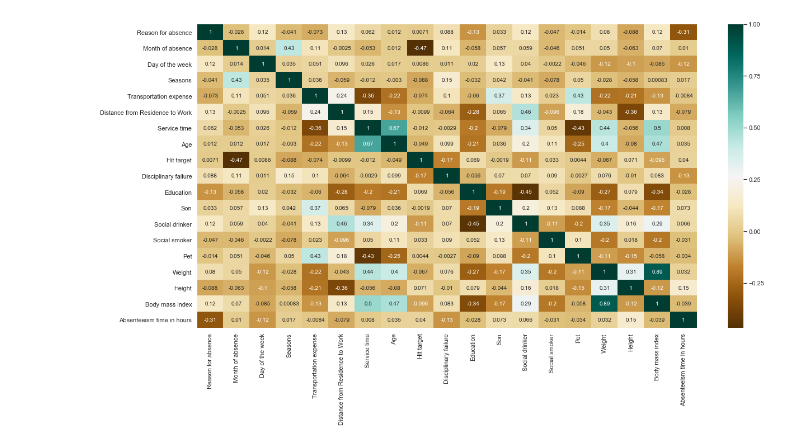
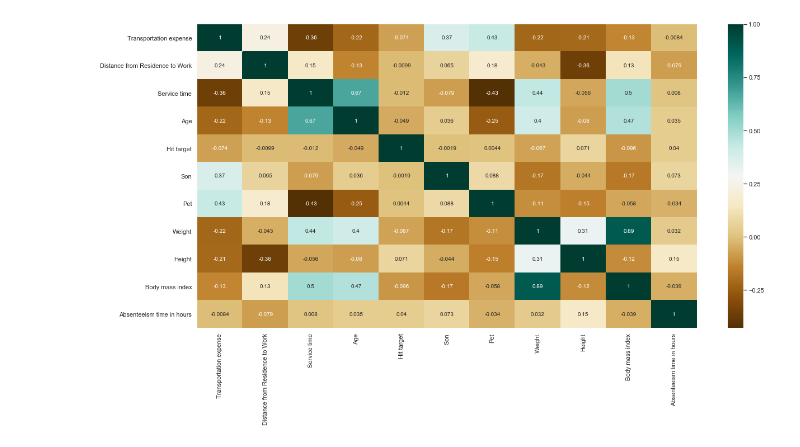
Before and after one commit to KDas6/ANLY-530-90--O-2020---Machine-Learning-1---Project---Absenteeism_at_work, a Jupyter notebook: ANLY 530-90- O-2020 - Machine Learning 1 - Project - Absenteeism_at_work.ipynb, the cells around one changed output. Cells and saved outputs as stored; diff of their text form; code cells hidden in the pictures.

Commit message:
Corrected EDA as discussed
2) Correct the Non categorial values for the Box Plot  - Done
3) Plot the scatter Plot for High corralated Variable - Done

```diff
--- a/ANLY 530-90- O-2020 - Machine Learning 1 - Project - Absenteeism_at_work.ipynb
+++ b/ANLY 530-90- O-2020 - Machine Learning 1 - Project - Absenteeism_at_work.ipynb
@@ -9,12 +9,10 @@ sns.set(color_codes=True)
 import numpy as np
 
 # import the csv file
-input_file = "C:\Kinjal\HU Application\Acceptance\Sem 6\ANLY 530-90- O-2020 Late Spring - Machine Learning I\Project submission\Absenteeism_at_work_train.csv"
+input_file = "Absenteeism_at_work_train.csv"
 absentism_data_set = pd.read_csv(input_file)
 
 print(absentism_data_set.shape)
-absentism_data_set.info()
-print()
-print("It appears that there are 666 observations of 21 variables. Two variables (Weight and Hit Target) have less than 666 records, indicating the presence of missing values.")
+print(absentism_data_set.describe())
 # %% [output]
 (666, 21)
@@ -107,6 +119,6 @@ dtype: int64
 # %%
 #To drop unnessary Columns
-to_drop = ['ID','Work load Average/day']
+to_drop = ['ID']
 absentism_data_set.drop(to_drop, inplace=True, axis=1)
 # %%
 # Resolving missing values with mean substitution
@@ -167,4 +171,0 @@ dtype: int64
-# %%
-for i in absentism_data_set.columns:
-    absentism_data_set.boxplot(column=i)
-    plt.show()
@@ -184,0 +172,8 @@ for i in absentism_data_set.columns:
+# %%
+Absentism_Categorical_col = ['Reason for absence', 'Month of absence', 'Day of the week',
+       'Seasons', 'Disciplinary failure', 'Education', 'Social drinker',
+       'Social smoker','Work load Average/day']
+Absentism_Non_Categorical_col = [i for i in absentism_data_set.columns if i not in Absentism_Categorical_col]
+for i in Absentism_Non_Categorical_col:
+    absentism_data_set.boxplot(column=i)
+    plt.show()
@@ -185,7 +192,7 @@ for i in absentism_data_set.columns:
 # %%
 # Finding the relations between the variables.
 plt.figure(figsize=(20,10))
-correlation_set= absentism_data_set.corr()
+correlation_set= absentism_data_set[Absentism_Non_Categorical_col].corr()
 sns.heatmap(correlation_set,cmap="BrBG",annot=True)
 correlation_set
 # %% [output]
@@ -209 +211 @@ correlation_set
-[figure, old version]
+[figure, new version]
```
Also changed, not shown: parts of 19 cells of this notebook.
